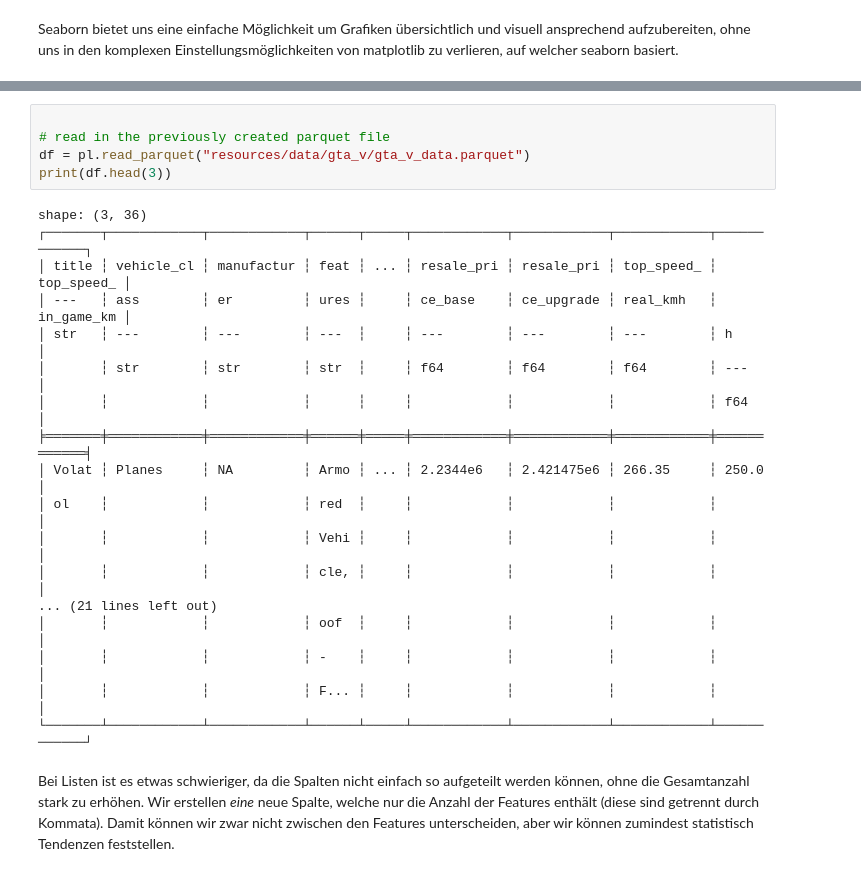
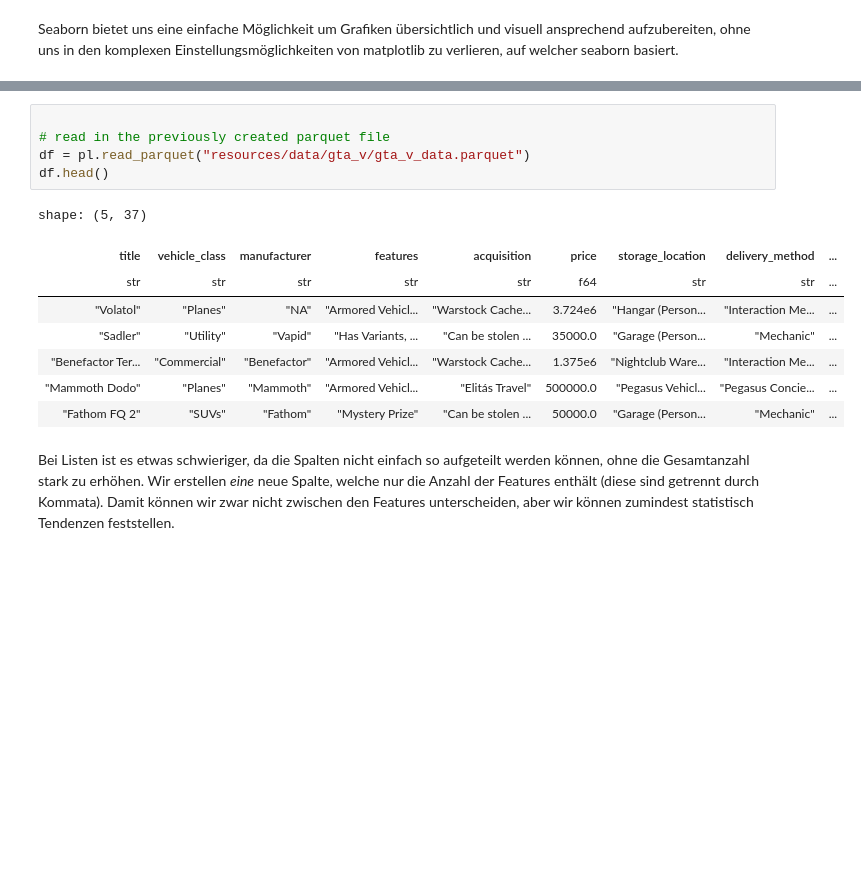
Before and after one commit to dorianprill/workshop-kmu-data, a Jupyter notebook: 02_transform_visualize.ipynb, the cells around one changed output, grey strips where cells are left out. Cells and saved outputs as stored; diff of their text form; blank space fills up the shorter version.

```diff
--- a/02_transform_visualize.ipynb
+++ b/02_transform_visualize.ipynb
@@ -14,26 +96,17 @@ sns.set_theme()
 # %%
 
 # read in the previously created parquet file
 df = pl.read_parquet("resources/data/gta_v/gta_v_data.parquet")
-print(df.head(3))
+df.head()
 # %% [output]
-shape: (3, 36)
-┌───────┬────────────┬────────────┬──────┬─────┬────────────┬────────────┬────────────┬────────────┐
-│ title ┆ vehicle_cl ┆ manufactur ┆ feat ┆ ... ┆ resale_pri ┆ resale_pri ┆ top_speed_ ┆ top_speed_ │
-│ ---   ┆ ass        ┆ er         ┆ ures ┆     ┆ ce_base    ┆ ce_upgrade ┆ real_kmh   ┆ in_game_km │
-│ str   ┆ ---        ┆ ---        ┆ ---  ┆     ┆ ---        ┆ ---        ┆ ---        ┆ h          │
-│       ┆ str        ┆ str        ┆ str  ┆     ┆ f64        ┆ f64        ┆ f64        ┆ ---        │
-│       ┆            ┆            ┆      ┆     ┆            ┆            ┆            ┆ f64        │
-╞═══════╪════════════╪════════════╪══════╪═════╪════════════╪════════════╪════════════╪════════════╡
-│ Volat ┆ Planes     ┆ NA         ┆ Armo ┆ ... ┆ 2.2344e6   ┆ 2.421475e6 ┆ 266.35     ┆ 250.0      │
-│ ol    ┆            ┆            ┆ red  ┆     ┆            ┆            ┆            ┆            │
-│       ┆            ┆            ┆ Vehi ┆     ┆            ┆            ┆            ┆            │
-│       ┆            ┆            ┆ cle, ┆     ┆            ┆            ┆            ┆            │
-... (21 lines left out)
-│       ┆            ┆            ┆ oof  ┆     ┆            ┆            ┆            ┆            │
-│       ┆            ┆            ┆ -    ┆     ┆            ┆            ┆            ┆            │
-│       ┆            ┆            ┆ F... ┆     ┆            ┆            ┆            ┆            │
-└───────┴────────────┴────────────┴──────┴─────┴────────────┴────────────┴────────────┴────────────┘
+shape: (5, 37)
+| title | vehicle_class | manufacturer | features | acquisition | price | storage_location | delivery_method | ... |
+| str | str | str | str | str | f64 | str | str | ... |
+| "Volatol" | "Planes" | "NA" | "Armored Vehicl... | "Warstock Cache... | 3.724e6 | "Hangar (Person... | "Interaction Me... | ... |
+| "Sadler" | "Utility" | "Vapid" | "Has Variants, ... | "Can be stolen ... | 35000.0 | "Garage (Person... | "Mechanic" | ... |
+| "Benefactor Ter... | "Commercial" | "Benefactor" | "Armored Vehicl... | "Warstock Cache... | 1.375e6 | "Nightclub Ware... | "Interaction Me... | ... |
+| "Mammoth Dodo" | "Planes" | "Mammoth" | "Armored Vehicl... | "Elitás Travel" | 500000.0 | "Pegasus Vehicl... | "Pegasus Concie... | ... |
+| "Fathom FQ 2" | "SUVs" | "Fathom" | "Mystery Prize" | "Can be stolen ... | 50000.0 | "Garage (Person... | "Mechanic" | ... |
 # %% [markdown]
 Bei Listen ist es etwas schwieriger, da die Spalten nicht einfach so aufgeteilt werden können, ohne die Gesamtanzahl stark zu erhöhen.
 Wir erstellen _eine_ neue Spalte, welche nur die Anzahl der Features enthält (diese sind getrennt durch Kommata).
```
Also changed, not shown: parts of 13 cells of this notebook, 2 other files.
